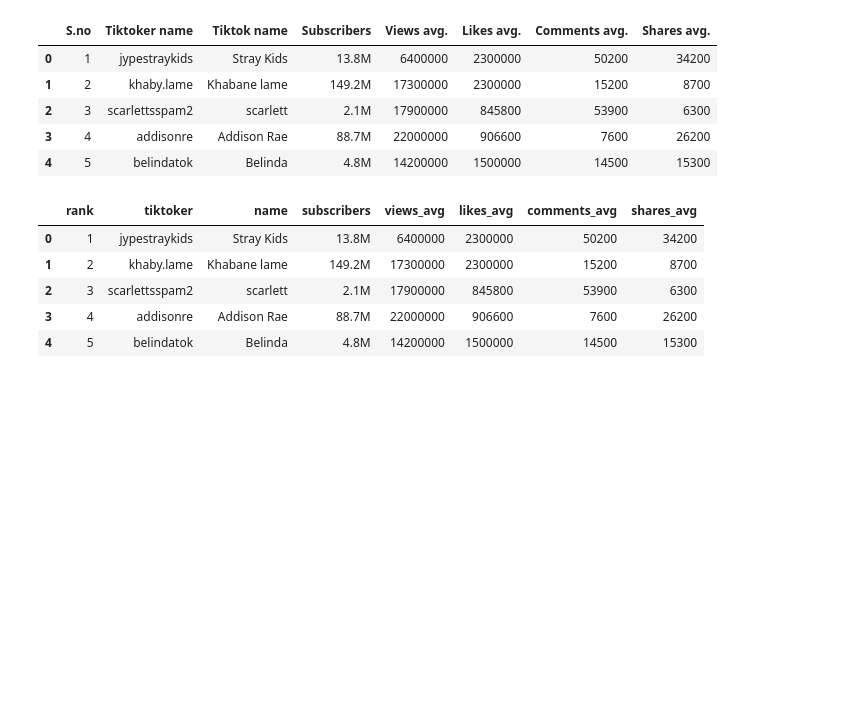
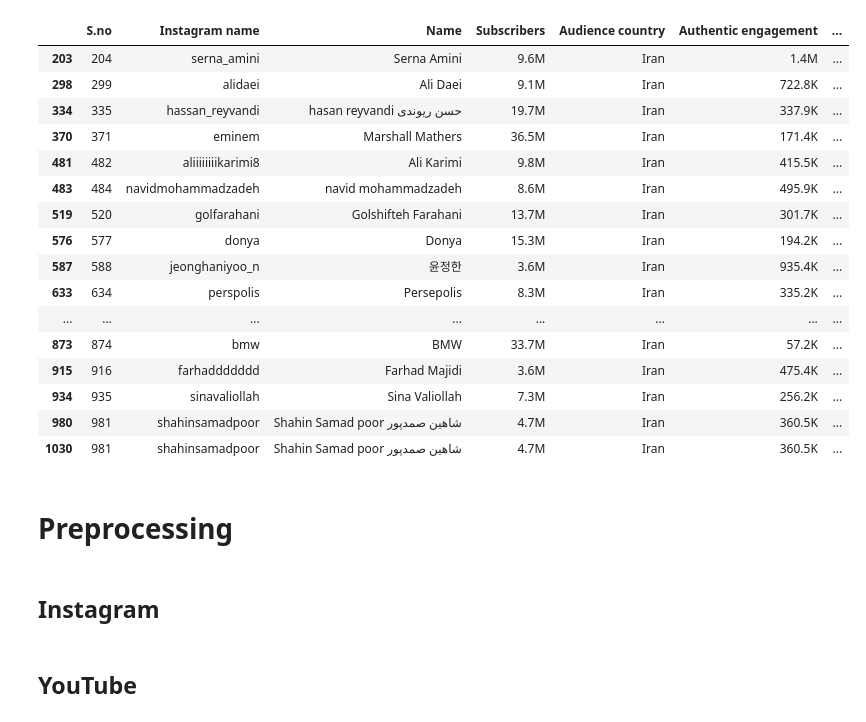
Before and after one commit to amyrmahdy/Cross-Platform-Popularity-Analysis, a Jupyter notebook: main.ipynb, the cells around one changed output. Cells and saved outputs as stored; diff of their text form; code cells hidden in the pictures; blank space fills up the shorter version.

```diff
--- a/main.ipynb
+++ b/main.ipynb
@@ -84,9 +0,0 @@ tiktok["Shares avg."] = tiktok["Shares avg."].apply(lambda x: convert_metric(x))
-# %%
-tiktok.head()
-# %% [output]
-|  | S.no | Tiktoker name | Tiktok name | Subscribers | Views avg. | Likes avg. | Comments avg. | Shares avg. |
-| 0 | 1 | jypestraykids | Stray Kids | 13.8M | 6400000 | 2300000 | 50200 | 34200 |
-| 1 | 2 | khaby.lame | Khabane lame | 149.2M | 17300000 | 2300000 | 15200 | 8700 |
-| 2 | 3 | scarlettsspam2 | scarlett | 2.1M | 17900000 | 845800 | 53900 | 6300 |
-| 3 | 4 | addisonre | Addison Rae | 88.7M | 22000000 | 906600 | 7600 | 26200 |
-| 4 | 5 | belindatok | Belinda | 4.8M | 14200000 | 1500000 | 14500 | 15300 |
@@ -104,9 +0,0 @@ tiktok.rename( columns={
-# %%
-tiktok.head()
-# %% [output]
-|  | rank | tiktoker | name | subscribers | views_avg | likes_avg | comments_avg | shares_avg |
-| 0 | 1 | jypestraykids | Stray Kids | 13.8M | 6400000 | 2300000 | 50200 | 34200 |
-| 1 | 2 | khaby.lame | Khabane lame | 149.2M | 17300000 | 2300000 | 15200 | 8700 |
-| 2 | 3 | scarlettsspam2 | scarlett | 2.1M | 17900000 | 845800 | 53900 | 6300 |
-| 3 | 4 | addisonre | Addison Rae | 88.7M | 22000000 | 906600 | 7600 | 26200 |
-| 4 | 5 | belindatok | Belinda | 4.8M | 14200000 | 1500000 | 14500 | 15300 |
@@ -112,0 +10,28 @@ tiktok.head()
+# %%
+instagram_raw = pd.read_csv("instagram-sep-2022.csv")
+tiktok_raw = pd.read_csv("tiktok-sep-2022.csv")
+youtube_raw = pd.read_csv("youtube-sep-2022.csv")
+# %%
+instagram_raw[instagram_raw["Audience country"] == "Iran"]
+# %% [output]
+|  | S.no | Instagram name | Name | Subscribers | Audience country | Authentic engagement | ... |
+| 203 | 204 | serna_amini | Serna Amini | 9.6M | Iran | 1.4M | ... |
+| 298 | 299 | alidaei | Ali Daei | 9.1M | Iran | 722.8K | ... |
+| 334 | 335 | hassan_reyvandi | hasan reyvandi حسن ریوندی | 19.7M | Iran | 337.9K | ... |
+| 370 | 371 | eminem | Marshall Mathers | 36.5M | Iran | 171.4K | ... |
+| 481 | 482 | aliiiiiiiikarimi8 | Ali Karimi | 9.8M | Iran | 415.5K | ... |
+| 483 | 484 | navidmohammadzadeh | navid mohammadzadeh | 8.6M | Iran | 495.9K | ... |
+| 519 | 520 | golfarahani | Golshifteh Farahani | 13.7M | Iran | 301.7K | ... |
+| 576 | 577 | donya | Donya | 15.3M | Iran | 194.2K | ... |
+| 587 | 588 | jeonghaniyoo_n | 윤정한 | 3.6M | Iran | 935.4K | ... |
+| 633 | 634 | perspolis | Persepolis | 8.3M | Iran | 335.2K | ... |
+| ... | ... | ... | ... | ... | ... | ... | ... |
+| 873 | 874 | bmw | BMW | 33.7M | Iran | 57.2K | ... |
+| 915 | 916 | farhaddddddd | Farhad Majidi | 3.6M | Iran | 475.4K | ... |
+| 934 | 935 | sinavaliollah | Sina Valiollah | 7.3M | Iran | 256.2K | ... |
+| 980 | 981 | shahinsamadpoor | Shahin Samad poor شاهین صمدپور | 4.7M | Iran | 360.5K | ... |
+| 1030 | 981 | shahinsamadpoor | Shahin Samad poor شاهین صمدپور | 4.7M | Iran | 360.5K | ... |
+# %% [markdown]
+# Preprocessing
+# %% [markdown]
+## Instagram
@@ -112,0 +48,2 @@ tiktok.head()
+# %% [markdown]
+## YouTube
```
Also changed, not shown: parts of 41 cells of this notebook, 3 other files.
